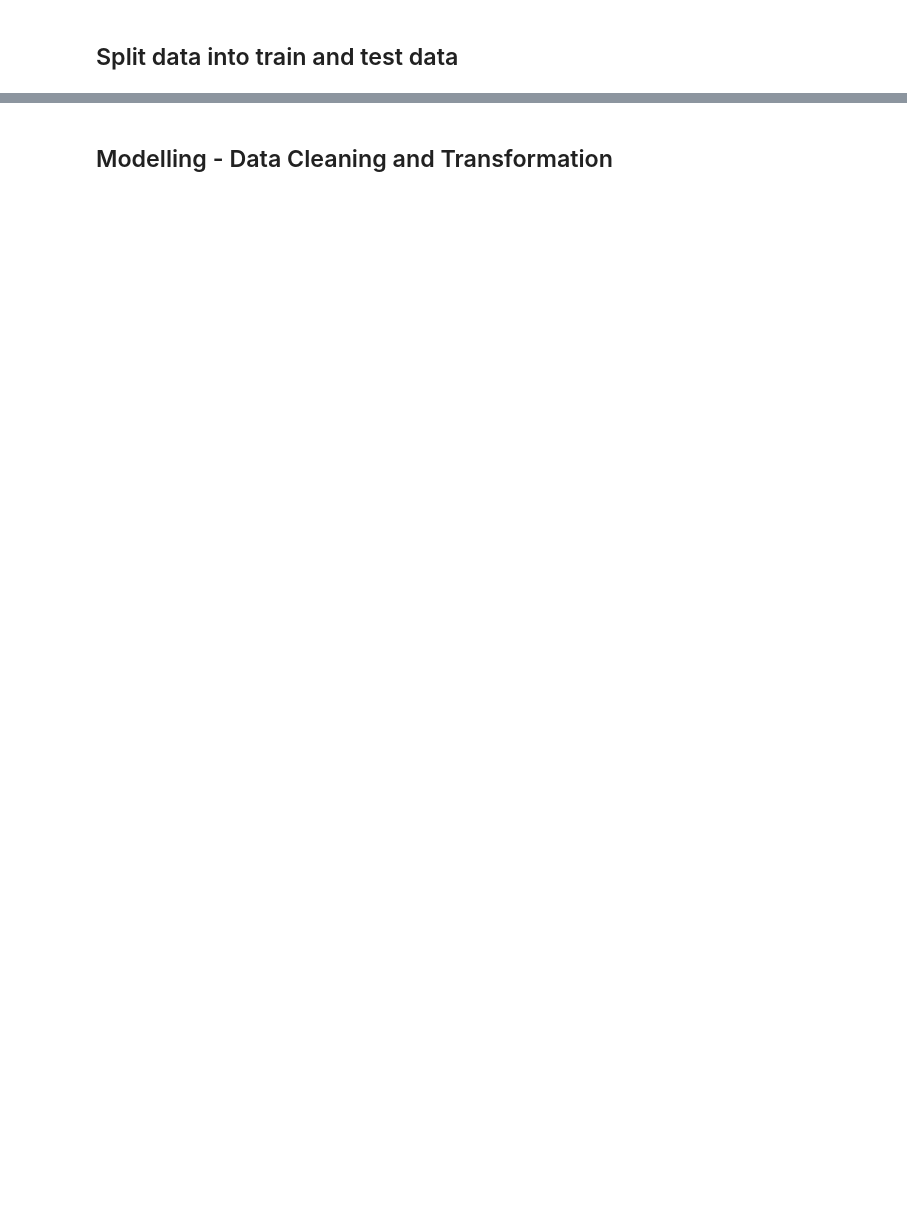
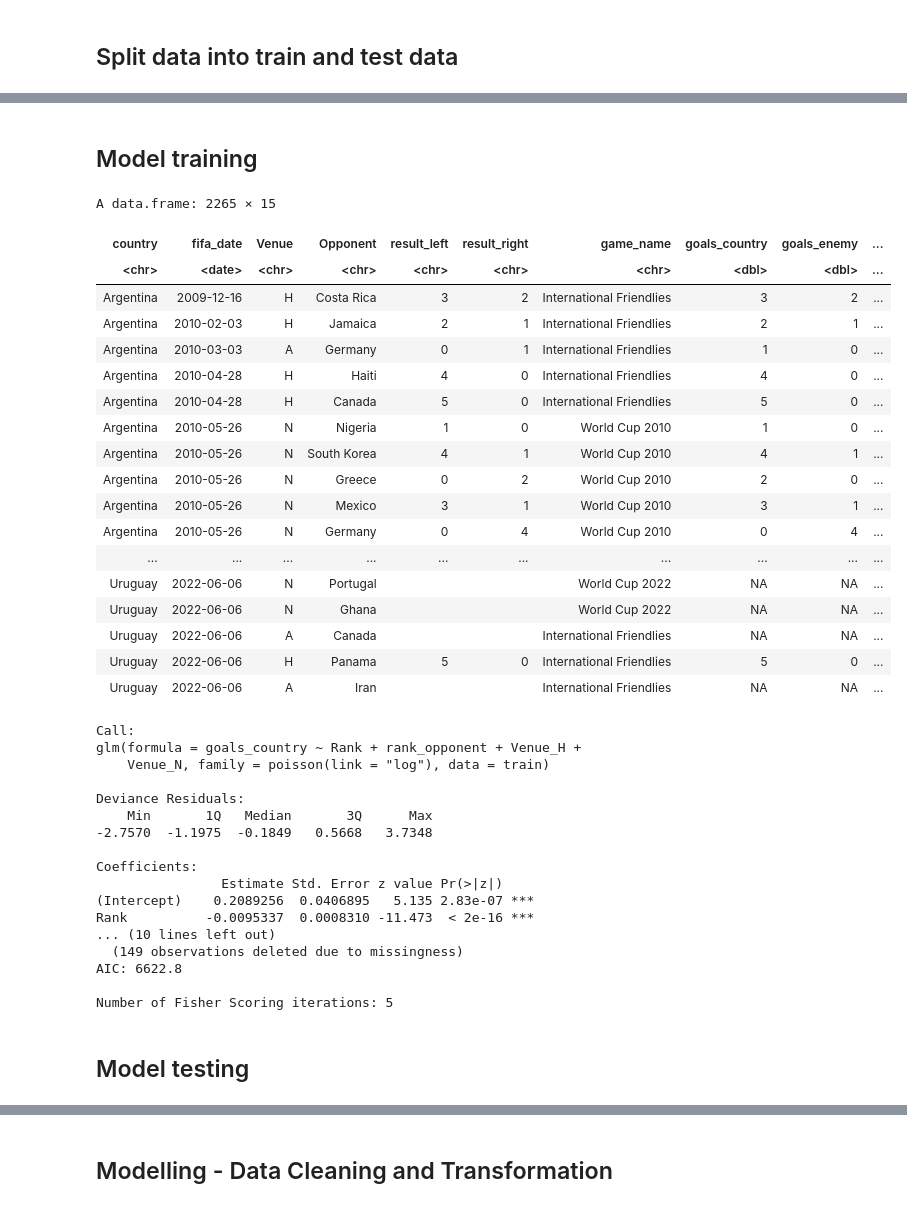
Before and after one commit to denisnaumov0506/FootballAnalyticsProject, a Jupyter notebook: football-world-cup-forecast-denis.ipynb, the cells around one changed output, grey strips where cells are left out. Drawn from its saved outputs; the diff is of its cells as text; code cells hidden in the pictures; blank space fills up the shorter version.

```diff
--- a/football-world-cup-forecast-denis.ipynb
+++ b/football-world-cup-forecast-denis.ipynb
@@ -794,3 +907,54 @@ A data.frame: 3 × 12
 | Germany | 2018-06-07 | N | Mexico | 0 | 1 | World Cup 2018 | 0 | 1 | ... |
 | Germany | 2018-06-07 | N | Sweden | 2 | 1 | World Cup 2018 | 2 | 1 | ... |
 | Germany | 2018-06-07 | N | South Korea | 2 | 0 | World Cup 2018 | 0 | 2 | ... |
+# %% [markdown]
+## Model training
+# %%
+train
+
+model =
+    glm(
+        goals_country ~ Rank + rank_opponent + Venue_H + Venue_N,
+        train,
+        family = poisson(link = 'log')
+       )
+summary(model)
+# %% [output]
+A data.frame: 2265 × 15
+| country | fifa_date | Venue | Opponent | result_left | result_right | game_name | goals_country | goals_enemy | ... |
+| <chr> | <date> | <chr> | <chr> | <chr> | <chr> | <chr> | <dbl> | <dbl> | ... |
+| Argentina | 2009-12-16 | H | Costa Rica | 3 | 2 | International Friendlies | 3 | 2 | ... |
+| Argentina | 2010-02-03 | H | Jamaica | 2 | 1 | International Friendlies | 2 | 1 | ... |
+| Argentina | 2010-03-03 | A | Germany | 0 | 1 | International Friendlies | 1 | 0 | ... |
+| Argentina | 2010-04-28 | H | Haiti | 4 | 0 | International Friendlies | 4 | 0 | ... |
+| Argentina | 2010-04-28 | H | Canada | 5 | 0 | International Friendlies | 5 | 0 | ... |
+| Argentina | 2010-05-26 | N | Nigeria | 1 | 0 | World Cup 2010 | 1 | 0 | ... |
+| Argentina | 2010-05-26 | N | South Korea | 4 | 1 | World Cup 2010 | 4 | 1 | ... |
+| Argentina | 2010-05-26 | N | Greece | 0 | 2 | World Cup 2010 | 2 | 0 | ... |
+| Argentina | 2010-05-26 | N | Mexico | 3 | 1 | World Cup 2010 | 3 | 1 | ... |
+| Argentina | 2010-05-26 | N | Germany | 0 | 4 | World Cup 2010 | 0 | 4 | ... |
+| ... | ... | ... | ... | ... | ... | ... | ... | ... | ... |
+| Uruguay | 2022-06-06 | N | Portugal |  |  | World Cup 2022 | NA | NA | ... |
+| Uruguay | 2022-06-06 | N | Ghana |  |  | World Cup 2022 | NA | NA | ... |
+| Uruguay | 2022-06-06 | A | Canada |  |  | International Friendlies | NA | NA | ... |
+| Uruguay | 2022-06-06 | H | Panama | 5 | 0 | International Friendlies | 5 | 0 | ... |
+| Uruguay | 2022-06-06 | A | Iran |  |  | International Friendlies | NA | NA | ... |
+Call:
+glm(formula = goals_country ~ Rank + rank_opponent + Venue_H +
+    Venue_N, family = poisson(link = "log"), data = train)
+
+Deviance Residuals:
+    Min       1Q   Median       3Q      Max
+-2.7570  -1.1975  -0.1849   0.5668   3.7348
+
+Coefficients:
+                Estimate Std. Error z value Pr(>|z|)
+(Intercept)    0.2089256  0.0406895   5.135 2.83e-07 ***
+Rank          -0.0095337  0.0008310 -11.473  < 2e-16 ***
+... (10 lines left out)
+  (149 observations deleted due to missingness)
+AIC: 6622.8
+
+Number of Fisher Scoring iterations: 5
+# %% [markdown]
+## Model testing
```
Also changed, not shown: parts of 20 cells of this notebook.
